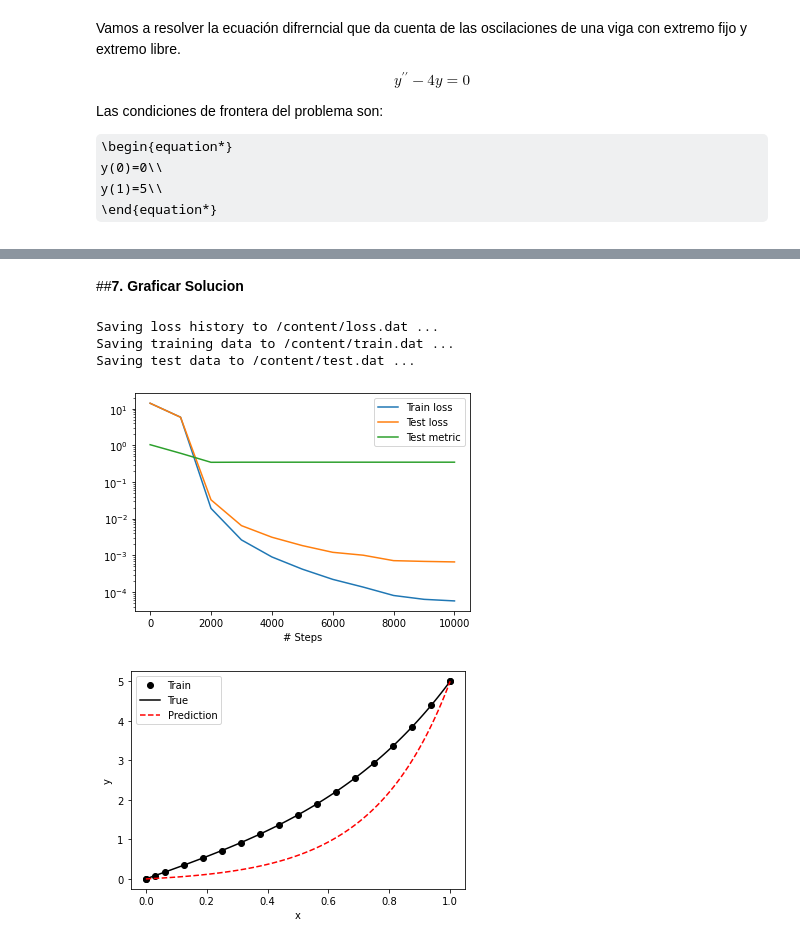
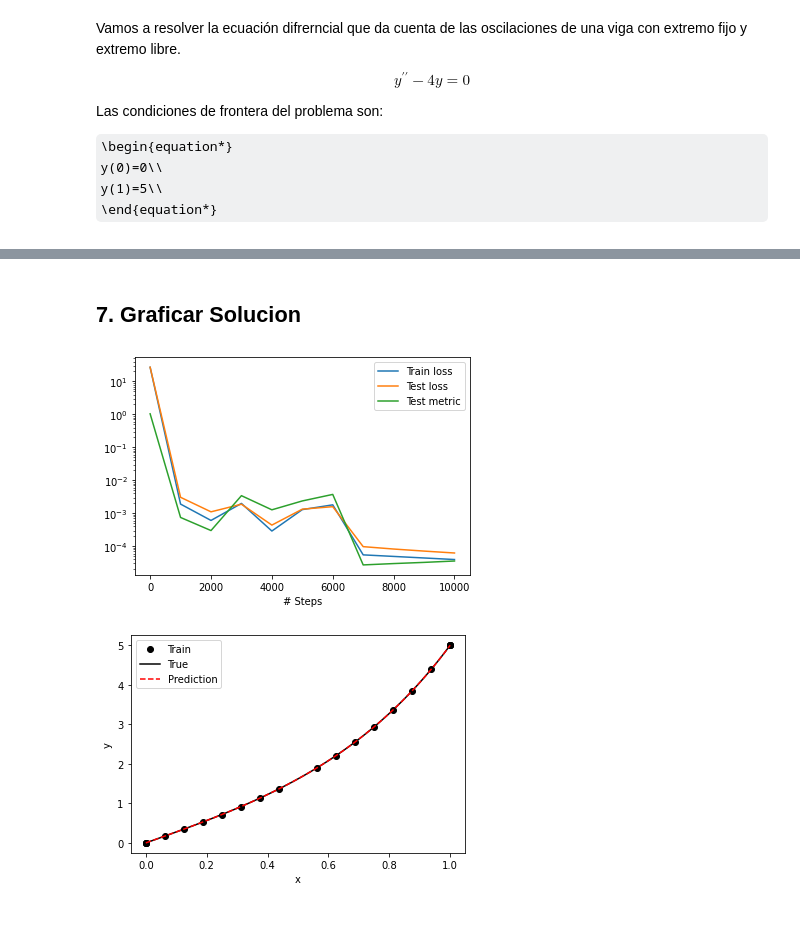
Before and after one commit to ashcat2005/PINNs, a Jupyter notebook: PINNs-Tutorial/ODE/2_EDO_condición_de_frontera.ipynb, the cells around one changed output, grey strips where cells are left out. Cells and saved outputs as stored; diff of their text form; code cells hidden in the pictures; some formulas as TeX source.

```diff
--- a/PINNs-Tutorial/ODE/2_EDO_condición_de_frontera.ipynb
+++ b/PINNs-Tutorial/ODE/2_EDO_condición_de_frontera.ipynb
@@ -57,3 +51,3 @@ def ode(x,y):
 # %%
-geom = dde.geometry.Interval(0, 1)
+geom = dde.geometry.TimeDomain(0, 1)
 # %% [markdown]
@@ -70 +55,4 @@ bc = dde.icbc.DirichletBC(geom, func, boundary)
+# %%
+IC1 = dde.icbc.IC(geom, lambda x: 0, lambda x, on_initial: np.isclose(x[0], 0))
+IC2 = dde.icbc.IC(geom, lambda x: 5, lambda x, on_initial: np.isclose(x[0], 1))
 # %% [markdown]
@@ -72,3 +60,6 @@ bc = dde.icbc.DirichletBC(geom, func, boundary)
 # %%
- data = dde.data.PDE(geom, ode, bc, 16, 2, solution=func, num_test=100)
+def func(x):
+    return 10*np.exp(2)*np.sinh(2*x)/(np.exp(4)-1)
+
+data = dde.data.PDE(geom, ode, [IC1,IC2], 14, 4, solution=func, num_test=100)
 # %% [markdown]
@@ -76,5 +67,5 @@ bc = dde.icbc.DirichletBC(geom, func, boundary)
 # %%
-layer_size = [1] + [50] * 3 + [1]
+layer_size = [1] + [20] * 3 + [1]
 activation = "tanh"
 initializer = "Glorot uniform"
 net = dde.nn.FNN(layer_size, activation, initializer)
@@ -109,10 +110,7 @@ Step      Train loss              Test loss               Test metric
 # %% [markdown]
-##**7. Graficar Solucion**
+## **7. Graficar Solucion**
 # %%
-dde.saveplot(losshistory, train_state, issave=True, isplot=True)
+dde.saveplot(losshistory, train_state, issave=False, isplot=True)
 # %% [output]
-Saving loss history to /content/loss.dat ...
-Saving training data to /content/train.dat ...
-Saving test data to /content/test.dat ...
-[figure, old version]
+[figure, new version]
-[figure, old version]
+[figure, new version]
```
Also changed, not shown: parts of 16 cells of this notebook.
